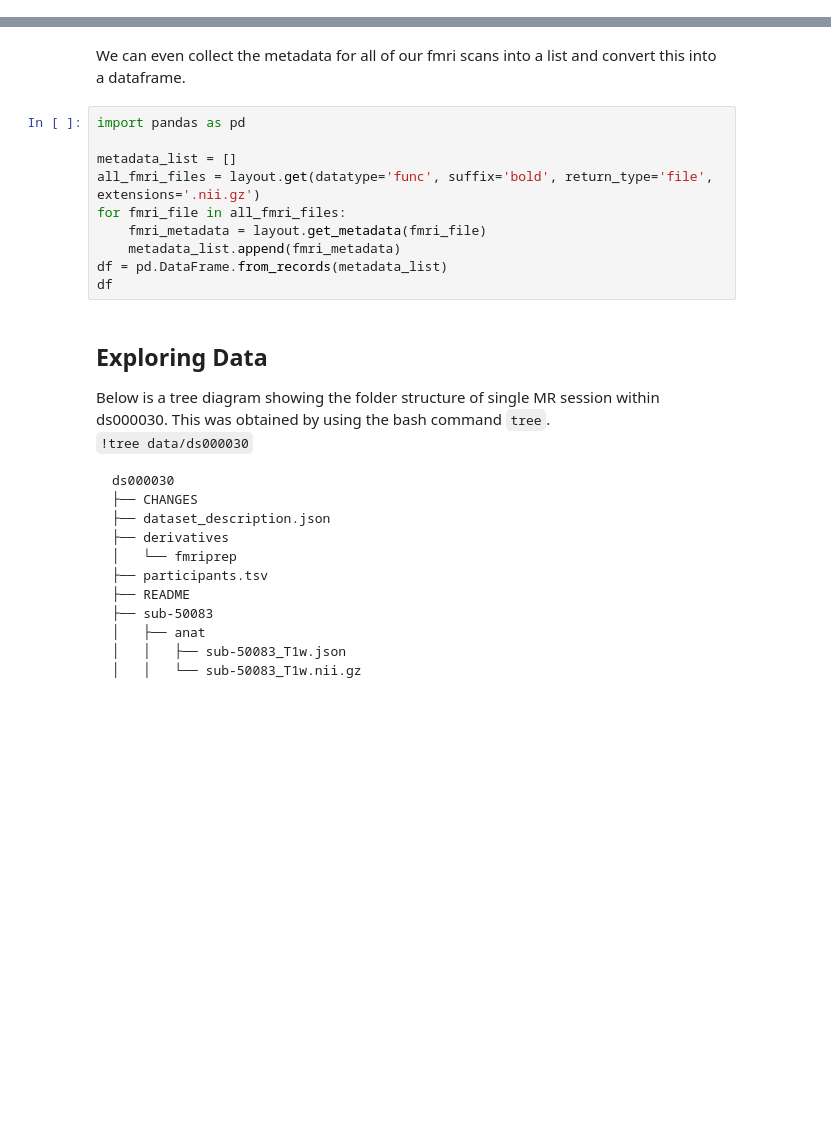
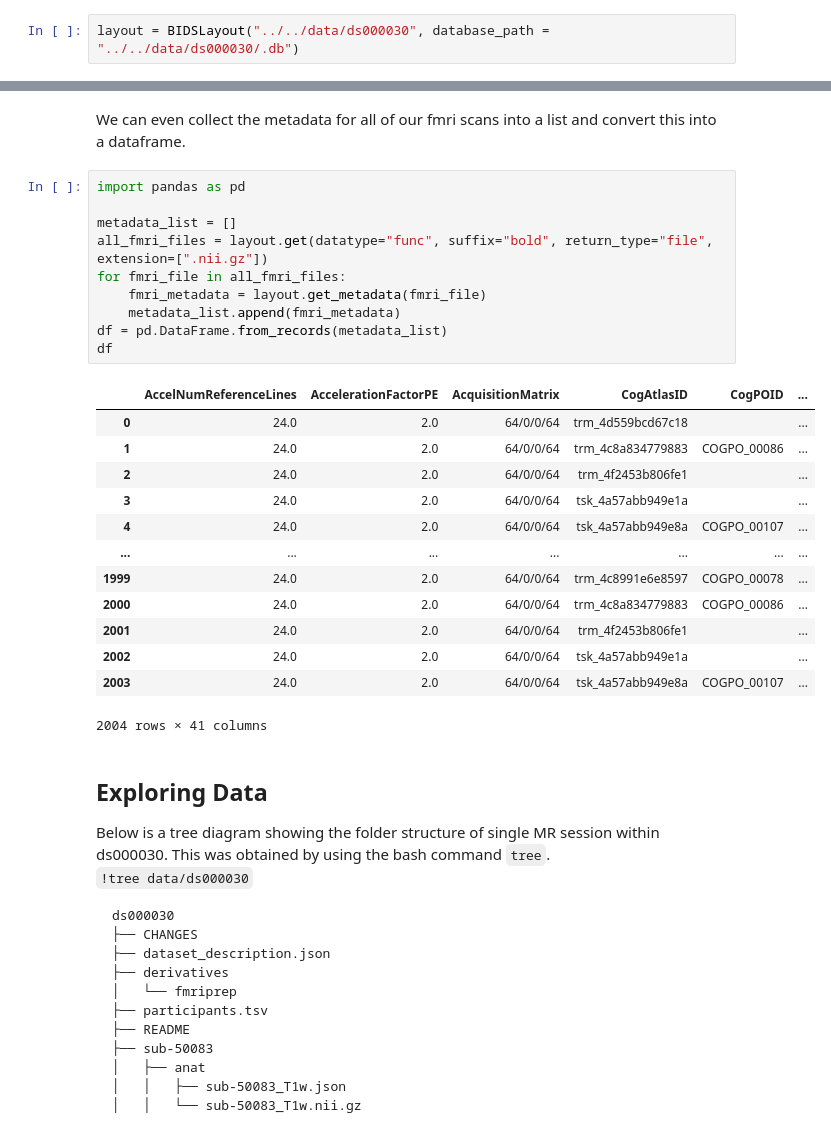
Before and after one commit to carpentries-incubator/SDC-BIDS-IntroMRI, a Jupyter notebook: code/04-open-mri-datasets/04-open-mri-datasets.ipynb, the cells around one changed output, grey strips where cells are left out. Cells and saved outputs as stored; diff of their text form; blank space fills up the shorter version.

```diff
--- a/code/04-open-mri-datasets/04-open-mri-datasets.ipynb
+++ b/code/04-open-mri-datasets/04-open-mri-datasets.ipynb
@@ -60,3 +70,5 @@ layout = BIDSLayout('../../data/ds000030', validate=False)
+# %%
+layout = BIDSLayout("../../data/ds000030", database_path = "../../data/ds000030/.db")
 # %% [markdown]
 The pybids layout object lets you query your BIDS dataset according to a number of parameters by using a `get_*()` method.
 We can get a list of the subjects we've downloaded from the dataset.
@@ -88,13 +196,27 @@ We can even collect the metadata for all of our fmri scans into a list and conve
 # %%
 import pandas as pd
 
 metadata_list = []
-all_fmri_files = layout.get(datatype='func', suffix='bold', return_type='file', extensions='.nii.gz')
+all_fmri_files = layout.get(datatype="func", suffix="bold", return_type="file", extension=[".nii.gz"])
 for fmri_file in all_fmri_files:
     fmri_metadata = layout.get_metadata(fmri_file)
     metadata_list.append(fmri_metadata)
 df = pd.DataFrame.from_records(metadata_list)
 df
+# %% [output]
+|  | AccelNumReferenceLines | AccelerationFactorPE | AcquisitionMatrix | CogAtlasID | CogPOID | ... |
+| 0 | 24.0 | 2.0 | 64/0/0/64 | trm_4d559bcd67c18 |  | ... |
+| 1 | 24.0 | 2.0 | 64/0/0/64 | trm_4c8a834779883 | COGPO_00086 | ... |
+| 2 | 24.0 | 2.0 | 64/0/0/64 | trm_4f2453b806fe1 |  | ... |
+| 3 | 24.0 | 2.0 | 64/0/0/64 | tsk_4a57abb949e1a |  | ... |
+| 4 | 24.0 | 2.0 | 64/0/0/64 | tsk_4a57abb949e8a | COGPO_00107 | ... |
+| ... | ... | ... | ... | ... | ... | ... |
+| 1999 | 24.0 | 2.0 | 64/0/0/64 | trm_4c8991e6e8597 | COGPO_00078 | ... |
+| 2000 | 24.0 | 2.0 | 64/0/0/64 | trm_4c8a834779883 | COGPO_00086 | ... |
+| 2001 | 24.0 | 2.0 | 64/0/0/64 | trm_4f2453b806fe1 |  | ... |
+| 2002 | 24.0 | 2.0 | 64/0/0/64 | tsk_4a57abb949e1a |  | ... |
+| 2003 | 24.0 | 2.0 | 64/0/0/64 | tsk_4a57abb949e8a | COGPO_00107 | ... |
+2004 rows × 41 columns
 # %% [markdown]
 ## Exploring Data
 
```
Also changed, not shown: parts of 21 cells of this notebook.
